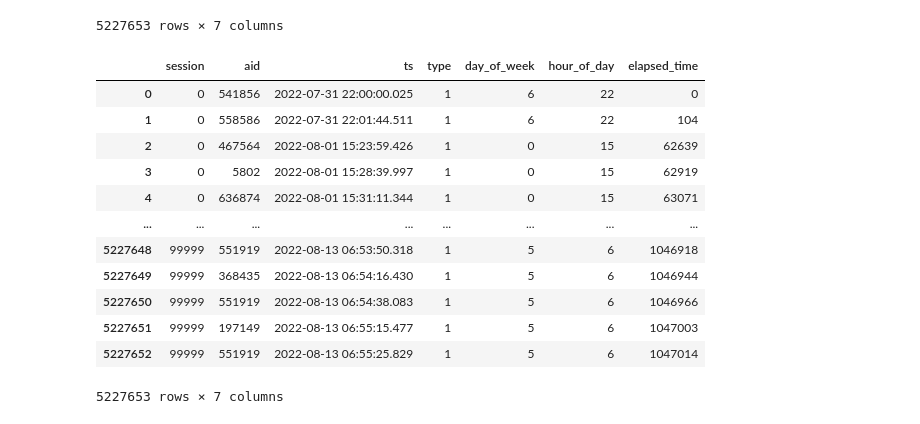
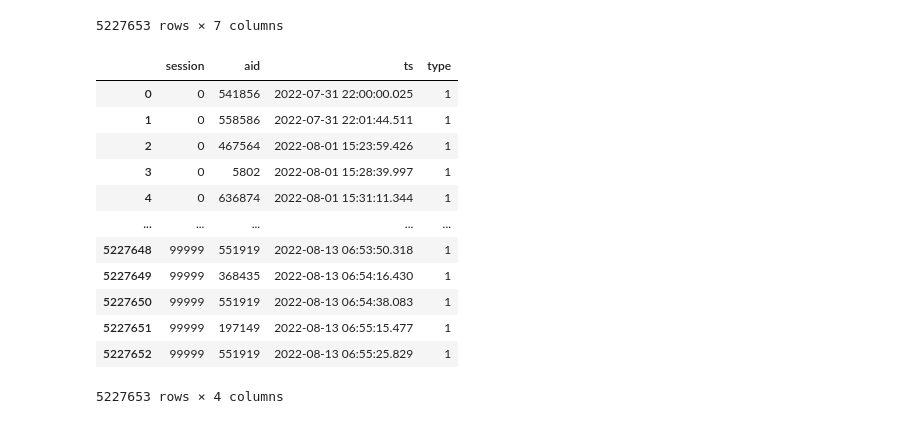
Before and after one commit to leechanwoo-kor/OTTO, a Jupyter notebook: parquet.ipynb, the cells around one changed output. Cells and saved outputs as stored; diff of their text form; code cells hidden in the pictures.

Commit message:
User behavior analysis and session information

```diff
--- a/parquet.ipynb
+++ b/parquet.ipynb
@@ -99,22 +99,26 @@ df
 5227653 rows × 7 columns
 # %%
 from sklearn.preprocessing import LabelEncoder
+
+df = first_ds.to_pandas()
+
+df['ts'] = pd.to_datetime(df['ts'], unit='ms')
 
 le = LabelEncoder()
 df['aid'] = le.fit_transform(df['aid'])
 df['type'] = le.fit_transform(df['type'])
 df
 # %% [output]
-|  | session | aid | ts | type | day_of_week | hour_of_day | elapsed_time |
-| 0 | 0 | 541856 | 2022-07-31 22:00:00.025 | 1 | 6 | 22 | 0 |
-| 1 | 0 | 558586 | 2022-07-31 22:01:44.511 | 1 | 6 | 22 | 104 |
-| 2 | 0 | 467564 | 2022-08-01 15:23:59.426 | 1 | 0 | 15 | 62639 |
-| 3 | 0 | 5802 | 2022-08-01 15:28:39.997 | 1 | 0 | 15 | 62919 |
-| 4 | 0 | 636874 | 2022-08-01 15:31:11.344 | 1 | 0 | 15 | 63071 |
-| ... | ... | ... | ... | ... | ... | ... | ... |
-| 5227648 | 99999 | 551919 | 2022-08-13 06:53:50.318 | 1 | 5 | 6 | 1046918 |
-| 5227649 | 99999 | 368435 | 2022-08-13 06:54:16.430 | 1 | 5 | 6 | 1046944 |
-| 5227650 | 99999 | 551919 | 2022-08-13 06:54:38.083 | 1 | 5 | 6 | 1046966 |
-| 5227651 | 99999 | 197149 | 2022-08-13 06:55:15.477 | 1 | 5 | 6 | 1047003 |
-| 5227652 | 99999 | 551919 | 2022-08-13 06:55:25.829 | 1 | 5 | 6 | 1047014 |
+|  | session | aid | ts | type |
+| 0 | 0 | 541856 | 2022-07-31 22:00:00.025 | 1 |
+| 1 | 0 | 558586 | 2022-07-31 22:01:44.511 | 1 |
+| 2 | 0 | 467564 | 2022-08-01 15:23:59.426 | 1 |
+| 3 | 0 | 5802 | 2022-08-01 15:28:39.997 | 1 |
+| 4 | 0 | 636874 | 2022-08-01 15:31:11.344 | 1 |
+| ... | ... | ... | ... | ... |
+| 5227648 | 99999 | 551919 | 2022-08-13 06:53:50.318 | 1 |
+| 5227649 | 99999 | 368435 | 2022-08-13 06:54:16.430 | 1 |
+| 5227650 | 99999 | 551919 | 2022-08-13 06:54:38.083 | 1 |
+| 5227651 | 99999 | 197149 | 2022-08-13 06:55:15.477 | 1 |
+| 5227652 | 99999 | 551919 | 2022-08-13 06:55:25.829 | 1 |
-5227653 rows × 7 columns
+5227653 rows × 4 columns
```
Also changed, not shown: parts of 2 cells of this notebook.
